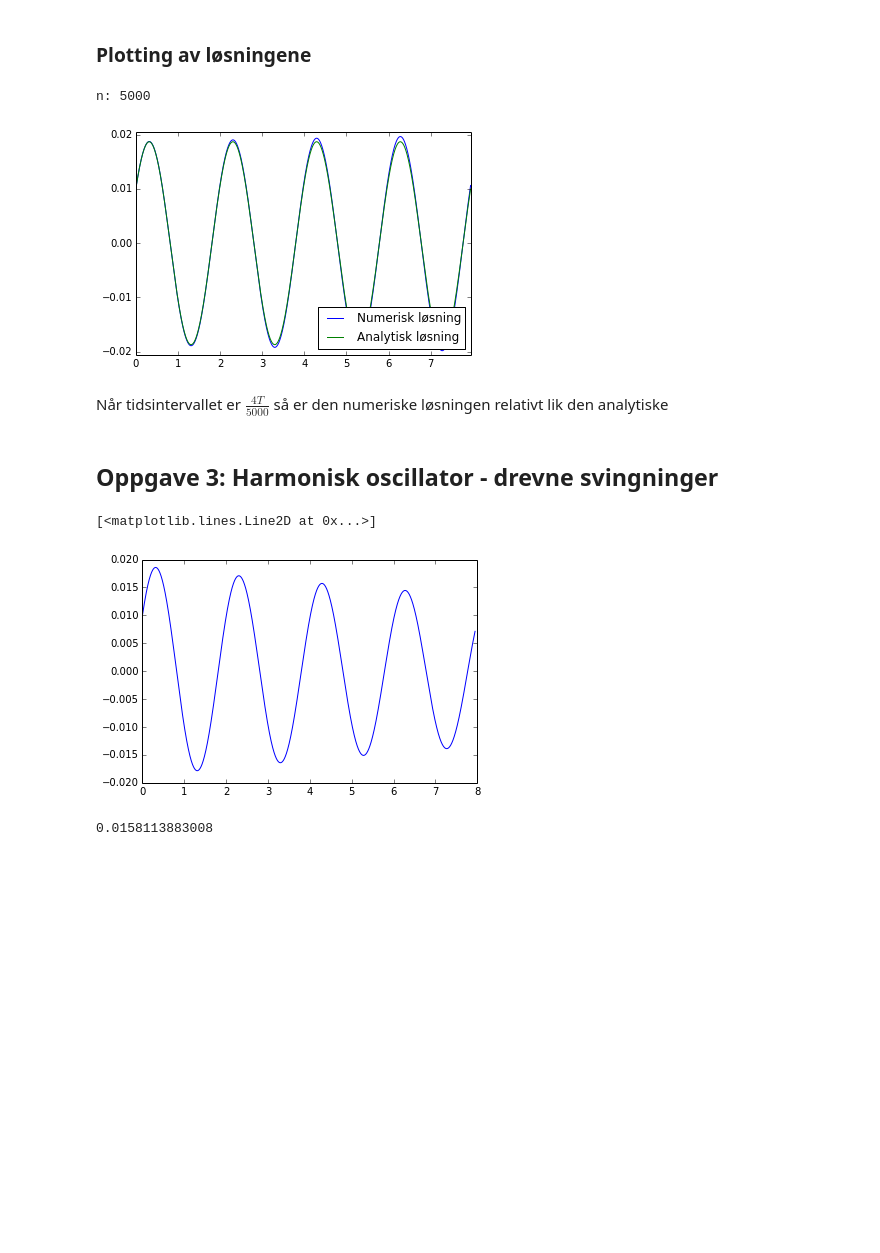
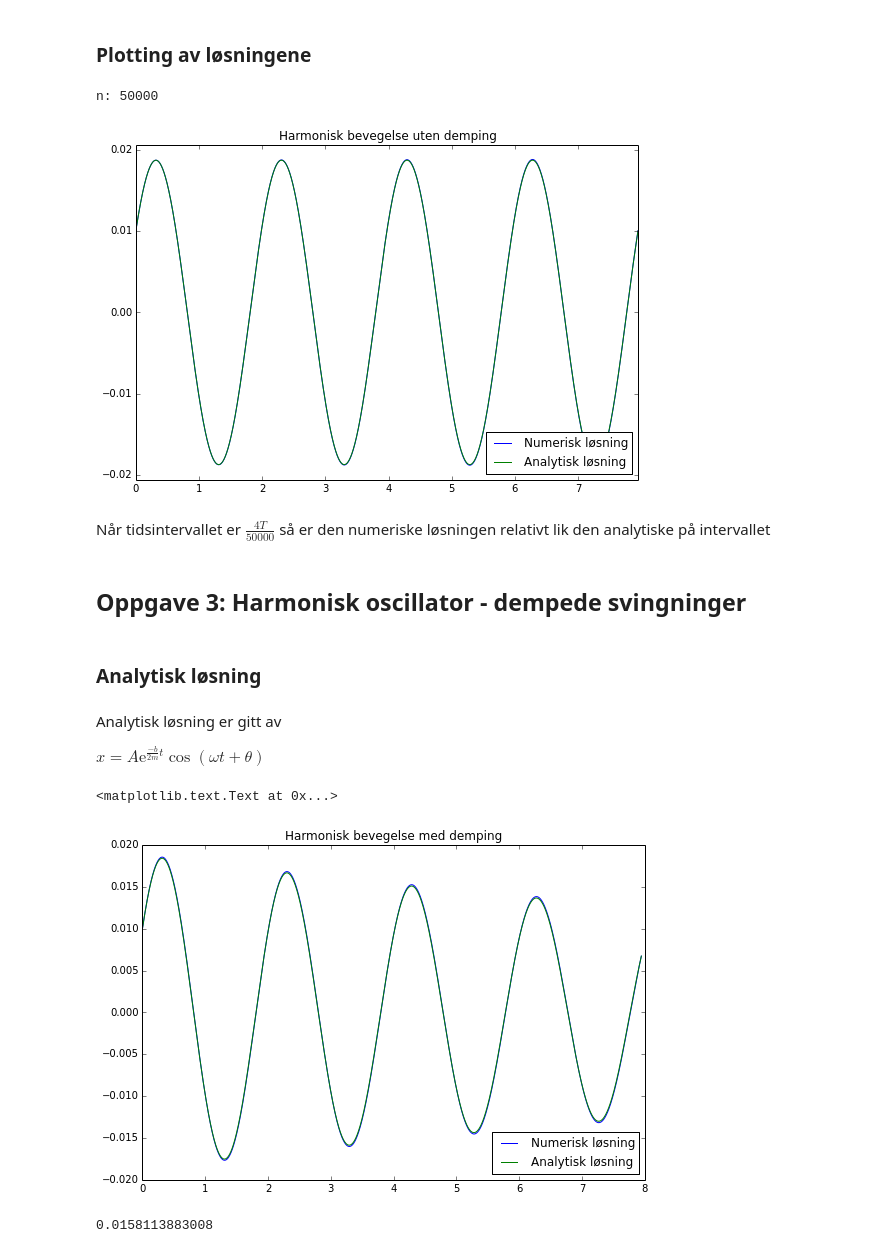
Before and after one commit to ndyb/tfy4125, a Jupyter notebook: ov6/ov6.ipynb, the cells around one changed output. Drawn from its saved outputs; the diff is of its cells as text; code cells hidden in the pictures; blank space fills up the shorter version.

```diff
--- a/ov6/ov6.ipynb
+++ b/ov6/ov6.ipynb
@@ -110,14 +112,15 @@ plt.axis([t_min, t_max, min(f(t))*1.1, max(f(t))*1.1])
 plt.plot(t, x, label='Numerisk løsning')
 plt.plot(t, f(t), label='Analytisk løsning')
 plt.legend(loc = 'lower right')
+plt.title('Harmonisk bevegelse uten demping')
 print("n: " + str(len(x)))
 # %% [output]
-n: 5000
+n: 50000
-[figure, old version]
+[figure, new version]
 # %% [markdown]
-Når tidsintervallet er $\frac{4T}{5000}$ så er den numeriske løsningen relativt lik den analytiske
+Når tidsintervallet er $\frac{4T}{50000}$ så er den numeriske løsningen relativt lik den analytiske på intervallet
 # %% [markdown]
-## Oppgave 3: Harmonisk oscillator - drevne svingninger
+## Oppgave 3: Harmonisk oscillator - dempede svingninger
 # %%
 b = 0.001
 # %%
@@ -129,12 +132,24 @@ u[0] = dx_0
 for i in range(n-1):
     u[i+1] = u[i] - b*h*u[i]/m - k*h*x[i]/m
     x[i+1] = x[i] + h * u[i]
-# %%
-plt.figure()
-plt.plot(t, x)
-# %% [output]
-[<matplotlib.lines.Line2D at 0x...>]
-[figure, removed]
+# %% [markdown]
+### Analytisk løsning
+# %% [markdown]
+Analytisk løsning er gitt av
+
+$x=A \mathrm{e}^{\frac{-b}{2m}t} \cos(\omega t + \theta)$
+# %%
+omega_1 = sqrt(omega**2-(b**2/4))
+f = lambda t: A*e**((-b*t)/(2*m))*cos(omega_1*t+theta)
+# %%
+plt.figure()
+plt.plot(t, x, label='Numerisk løsning')
+plt.plot(t, f(t), label='Analytisk løsning')
+plt.legend(loc = 'lower right')
+plt.title('Harmonisk bevegelse med demping')
+# %% [output]
+<matplotlib.text.Text at 0x...>
+[figure, added]
 # %%
 zeta = b / (2*sqrt(m*k))
 print(zeta)
```
Also changed, not shown: parts of 14 cells of this notebook.
